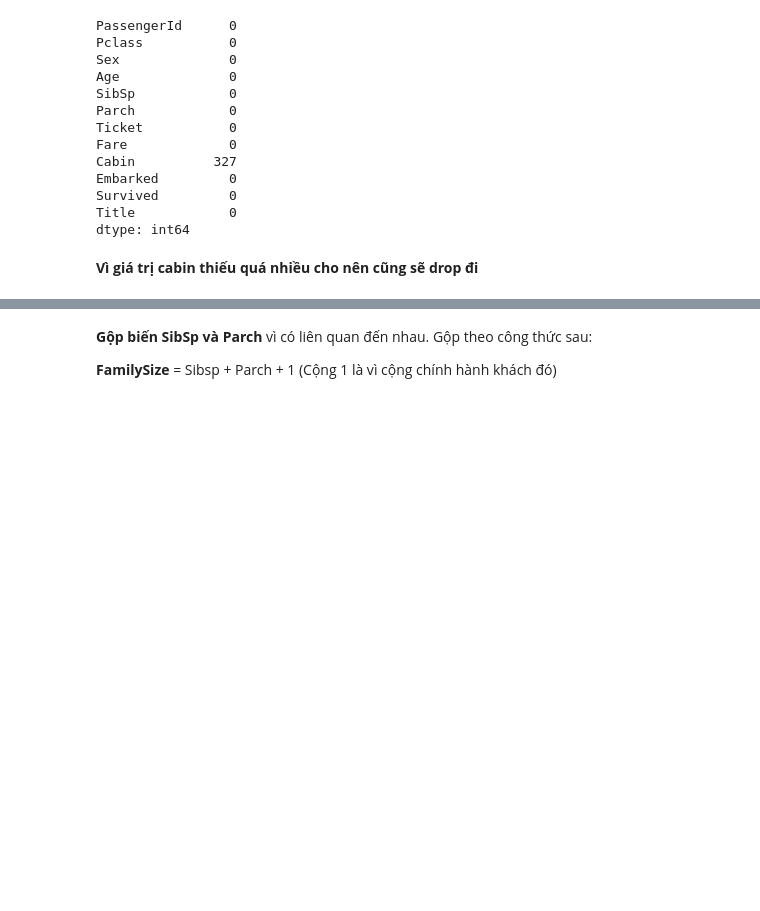
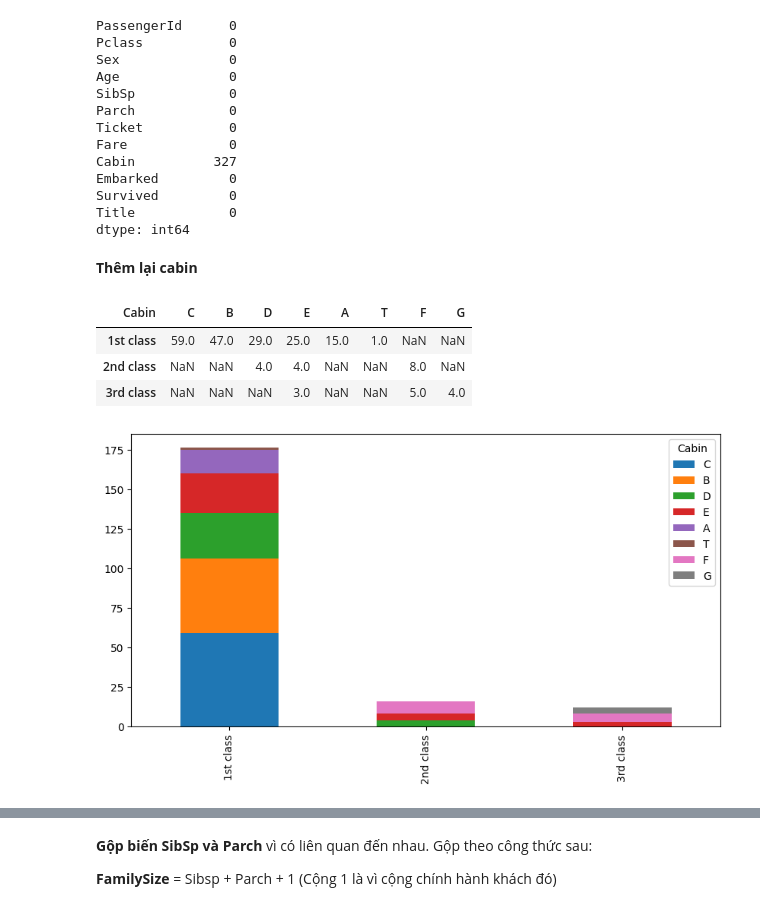
Before and after one commit to Deku6305/sgu2025-2026_ML_basic_nhom3changlinhngulam, a Jupyter notebook: challenge/titanic/TitanicCompetitionV1/code/Titanic.ipynb, the cells around one changed output, grey strips where cells are left out. Saved outputs shown, nothing was run; the diff lists cells and outputs as text; code cells hidden in the pictures; blank space fills up the shorter version.

```diff
--- a/challenge/titanic/TitanicCompetitionV1/code/Titanic.ipynb
+++ b/challenge/titanic/TitanicCompetitionV1/code/Titanic.ipynb
@@ -695,5 +706,5 @@ Survived         0
 Title            0
 dtype: int64
 # %% [markdown]
-**Vì giá trị cabin thiếu quá nhiều cho nên cũng sẽ drop đi**
+**Thêm lại cabin**
 # %%
@@ -701,0 +713,14 @@ df_test.drop('Cabin',axis=1,inplace=True)
+# %%
+Pclass1 = df[df['Pclass']==1]['Cabin'].value_counts()
+Pclass2 = df[df['Pclass']==2]['Cabin'].value_counts()
+Pclass3 = df[df['Pclass']==3]['Cabin'].value_counts()
+temp = pd.DataFrame([Pclass1, Pclass2, Pclass3])
+temp.index = ['1st class','2nd class', '3rd class']
+temp.plot(kind='bar',stacked=True, figsize=(10,5))
+temp.head()
+# %% [output]
+| Cabin | C | B | D | E | A | T | F | G |
+| 1st class | 59.0 | 47.0 | 29.0 | 25.0 | 15.0 | 1.0 | NaN | NaN |
+| 2nd class | NaN | NaN | 4.0 | 4.0 | NaN | NaN | 8.0 | NaN |
+| 3rd class | NaN | NaN | NaN | 3.0 | NaN | NaN | 5.0 | 4.0 |
+[figure, added]
```
Also changed, not shown: parts of 17 cells of this notebook, 2 other files.
